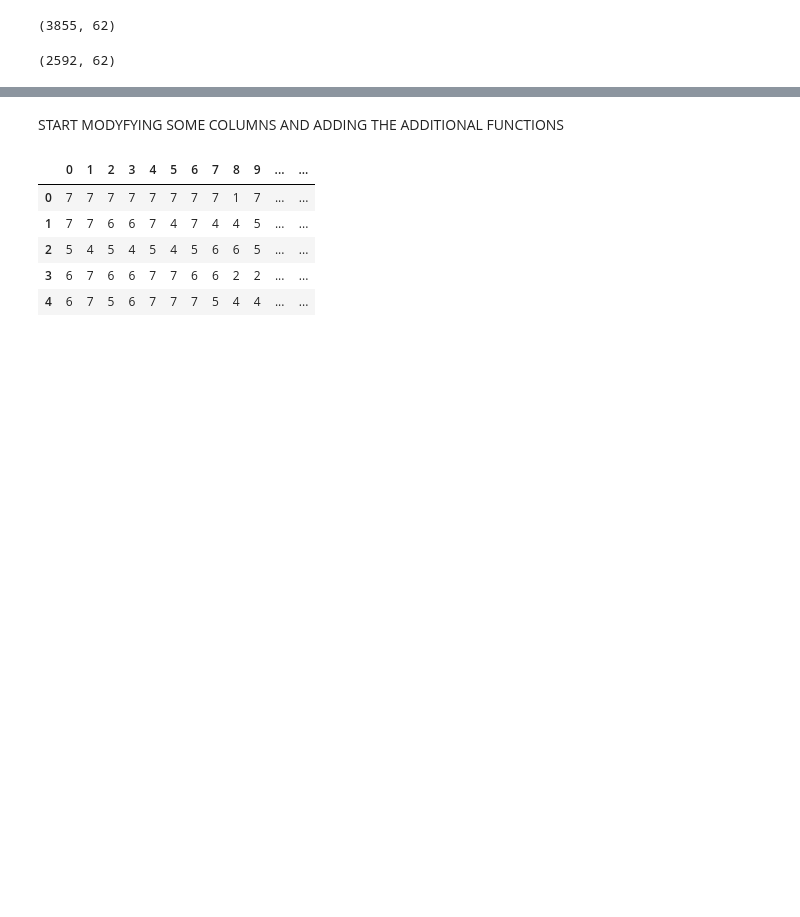
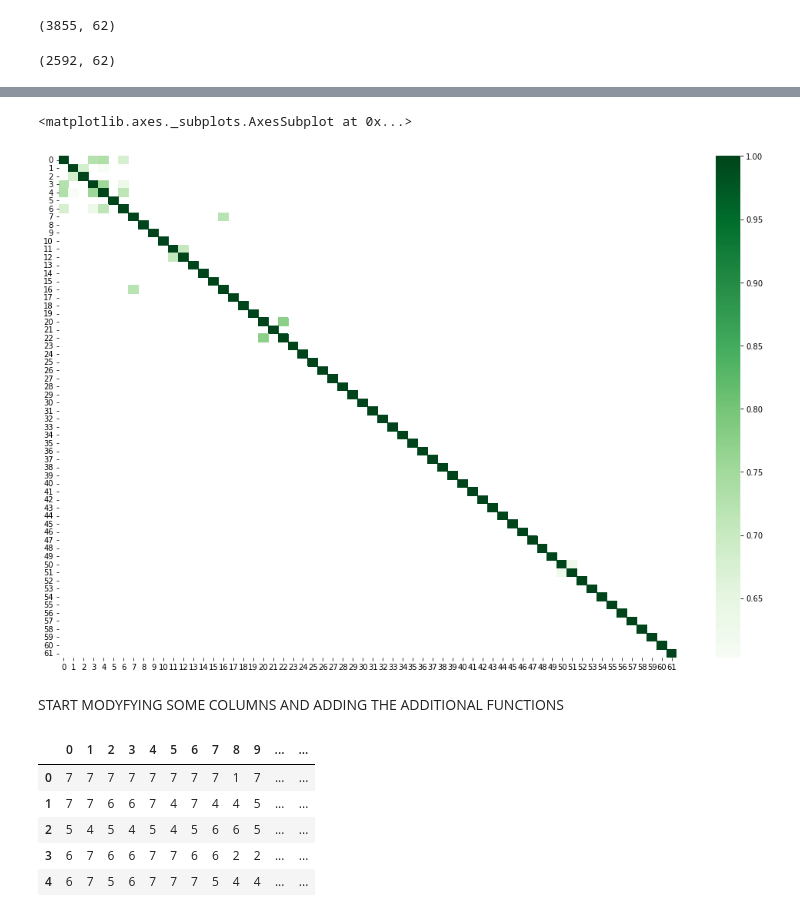
Before and after one commit to ayanoglu/OrtalamaTahmin, a Jupyter notebook: REDGPAmainNEWDATA.ipynb, the cells around one changed output, grey strips where cells are left out. Saved outputs shown, nothing was run; the diff lists cells and outputs as text; code cells hidden in the pictures; blank space fills up the shorter version.

```diff
--- a/REDGPAmainNEWDATA.ipynb
+++ b/REDGPAmainNEWDATA.ipynb
@@ -112,3 +127,12 @@ DF4.shape
+# %%
+import seaborn as sns
+cormat = DF4.corr()
+kot = cormat[cormat>=.6]
+plt.figure(figsize=(18,12))
+sns.heatmap(kot, cmap="Greens")
+# %% [output]
+<matplotlib.axes._subplots.AxesSubplot at 0x...>
+[figure, added]
 # %%
 XTrain = DF4.iloc[:,:61]
 # %% [markdown]
```
Also changed, not shown: parts of 39 cells of this notebook.
